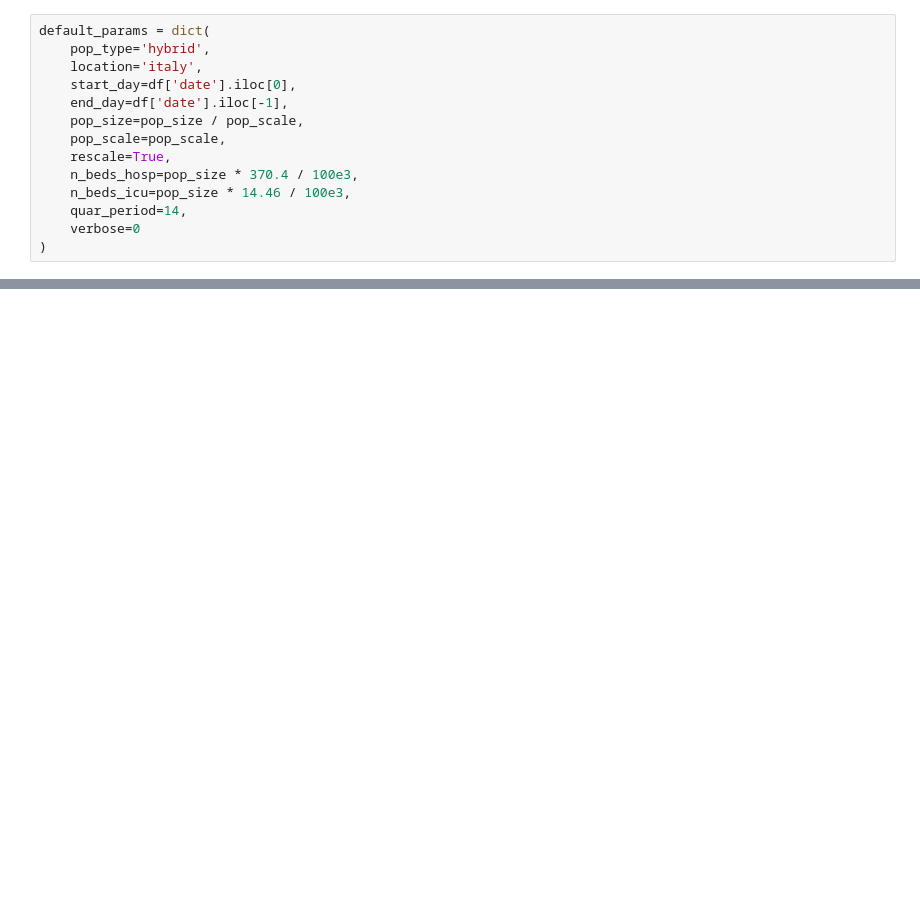
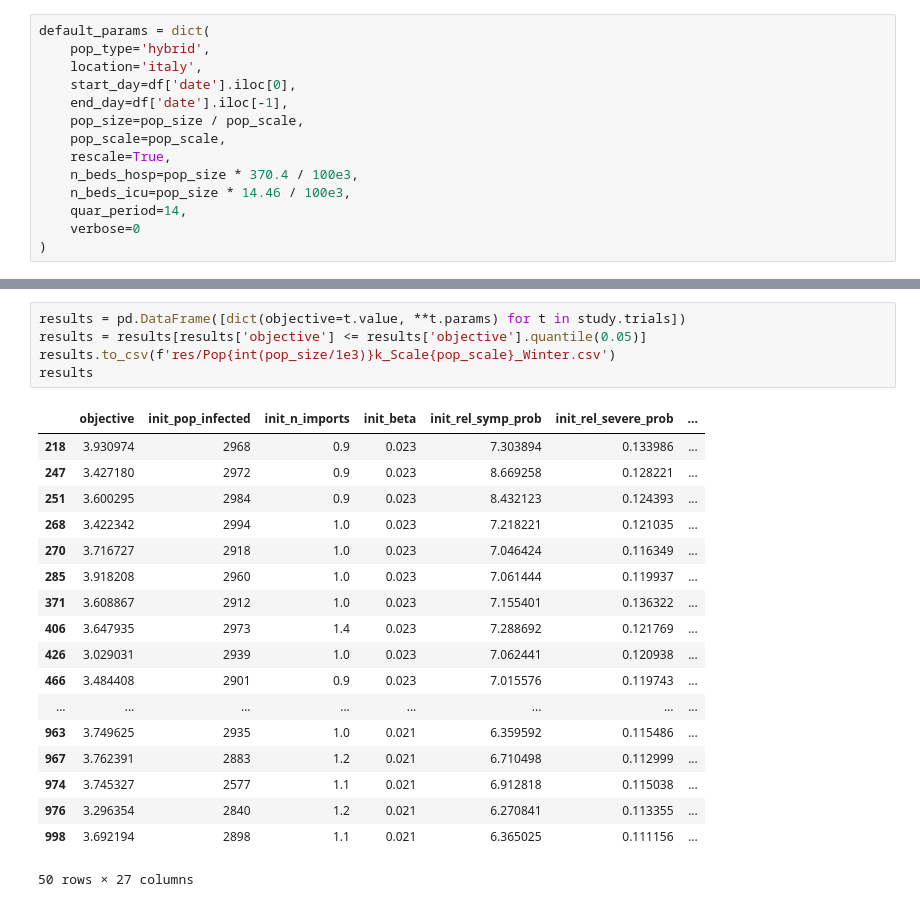
Before and after one commit to LIA-UniBo/EpidemicModelLearning, a Jupyter notebook: notebooks/2.3. Calibration_Winter.ipynb, the cells around one changed output, grey strips where cells are left out. Cells and saved outputs as stored; diff of their text form; blank space fills up the shorter version.

```diff
--- a/notebooks/2.3. Calibration_Winter.ipynb
+++ b/notebooks/2.3. Calibration_Winter.ipynb
@@ -134,0 +242,24 @@ plt.tight_layout()
+# %%
+results = pd.DataFrame([dict(objective=t.value, **t.params) for t in study.trials])
+results = results[results['objective'] <= results['objective'].quantile(0.05)]
+results.to_csv(f'res/Pop{int(pop_size/1e3)}k_Scale{pop_scale}_Winter.csv')
+results
+# %% [output]
+|  | objective | init_pop_infected | init_n_imports | init_beta | init_rel_symp_prob | init_rel_severe_prob | ... |
+| 218 | 3.930974 | 2968 | 0.9 | 0.023 | 7.303894 | 0.133986 | ... |
+| 247 | 3.427180 | 2972 | 0.9 | 0.023 | 8.669258 | 0.128221 | ... |
+| 251 | 3.600295 | 2984 | 0.9 | 0.023 | 8.432123 | 0.124393 | ... |
+| 268 | 3.422342 | 2994 | 1.0 | 0.023 | 7.218221 | 0.121035 | ... |
+| 270 | 3.716727 | 2918 | 1.0 | 0.023 | 7.046424 | 0.116349 | ... |
+| 285 | 3.918208 | 2960 | 1.0 | 0.023 | 7.061444 | 0.119937 | ... |
+| 371 | 3.608867 | 2912 | 1.0 | 0.023 | 7.155401 | 0.136322 | ... |
+| 406 | 3.647935 | 2973 | 1.4 | 0.023 | 7.288692 | 0.121769 | ... |
+| 426 | 3.029031 | 2939 | 1.0 | 0.023 | 7.062441 | 0.120938 | ... |
+| 466 | 3.484408 | 2901 | 0.9 | 0.023 | 7.015576 | 0.119743 | ... |
+| ... | ... | ... | ... | ... | ... | ... | ... |
+| 963 | 3.749625 | 2935 | 1.0 | 0.021 | 6.359592 | 0.115486 | ... |
+| 967 | 3.762391 | 2883 | 1.2 | 0.021 | 6.710498 | 0.112999 | ... |
+| 974 | 3.745327 | 2577 | 1.1 | 0.021 | 6.912818 | 0.115038 | ... |
+| 976 | 3.296354 | 2840 | 1.2 | 0.021 | 6.270841 | 0.113355 | ... |
+| 998 | 3.692194 | 2898 | 1.1 | 0.021 | 6.365025 | 0.111156 | ... |
+50 rows × 27 columns
```
Also changed, not shown: parts of 9 cells of this notebook.
